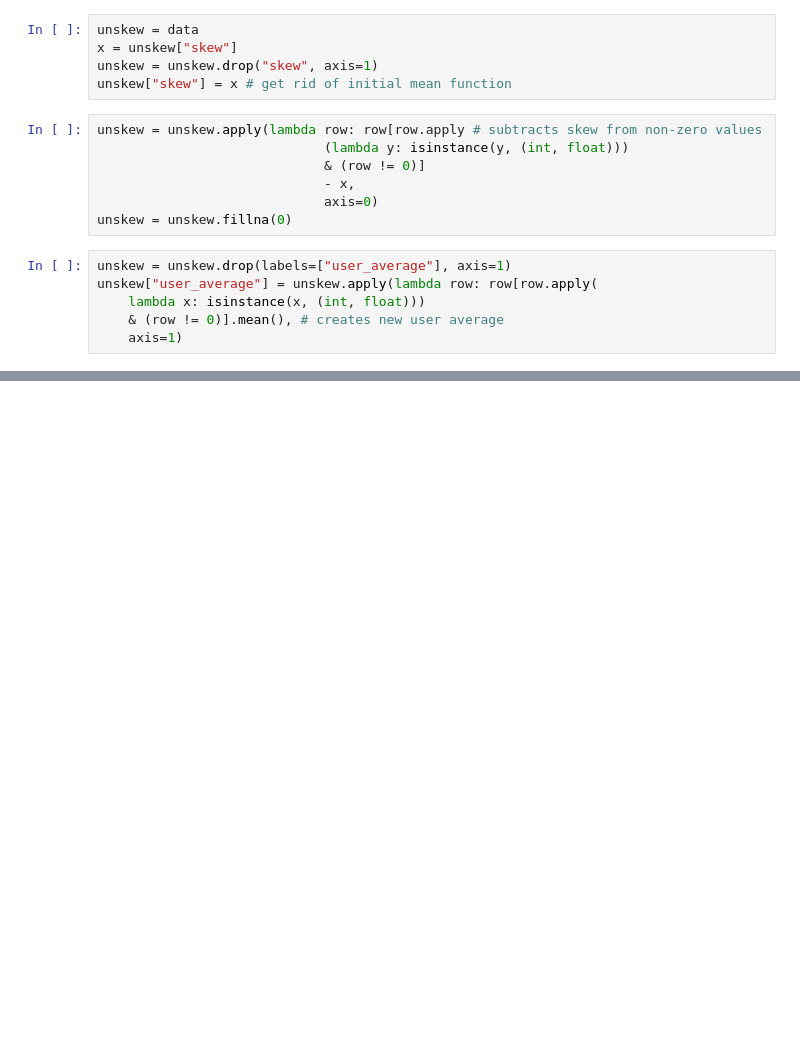
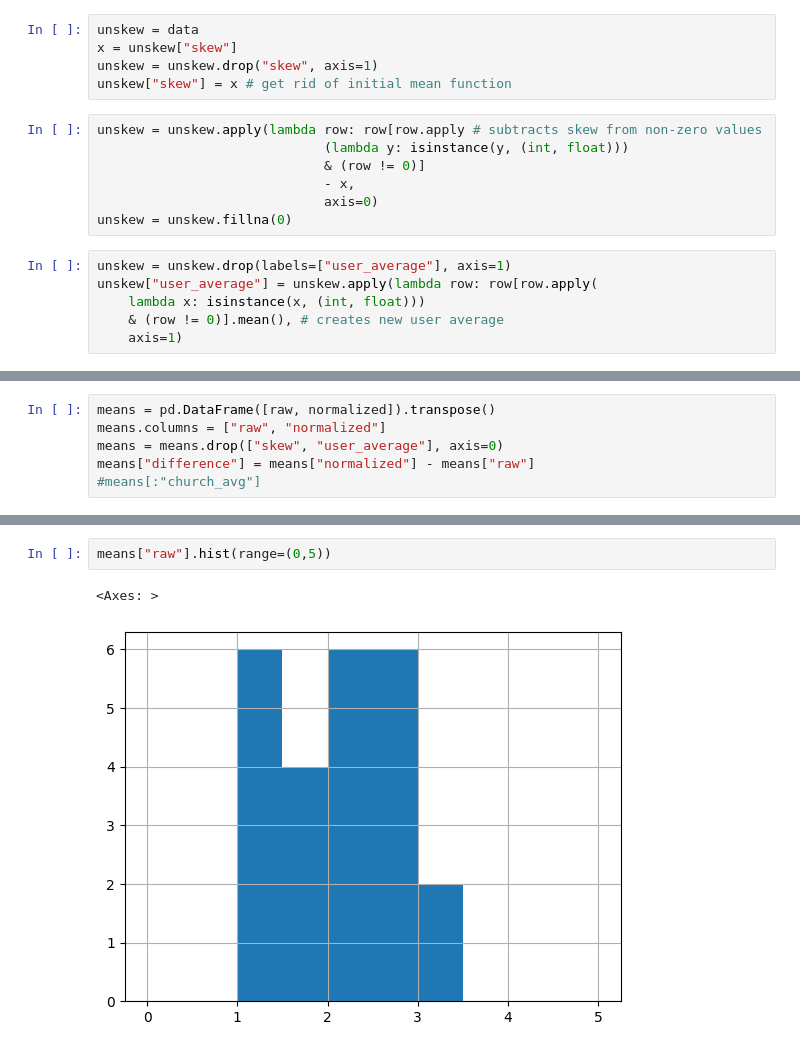
Before and after one commit to eflynn4/apexivyhackathoncrazy, a Jupyter notebook: data/data.ipynb, the cells around one changed output, grey strips where cells are left out. Cells and saved outputs as stored; diff of their text form; blank space fills up the shorter version.

```diff
--- a/data/data.ipynb
+++ b/data/data.ipynb
@@ -90,0 +72,6 @@ print(y)
+# %%
+means = pd.DataFrame([raw, normalized]).transpose()
+means.columns = ["raw", "normalized"]
+means = means.drop(["skew", "user_average"], axis=0)
+means["difference"] = means["normalized"] - means["raw"]
+#means[:"church_avg"]
@@ -90,0 +93,5 @@ print(y)
+# %%
+means["raw"].hist(range=(0,5))
+# %% [output]
+<Axes: >
+[figure, added]
```
Also changed, not shown: parts of 8 cells of this notebook.
